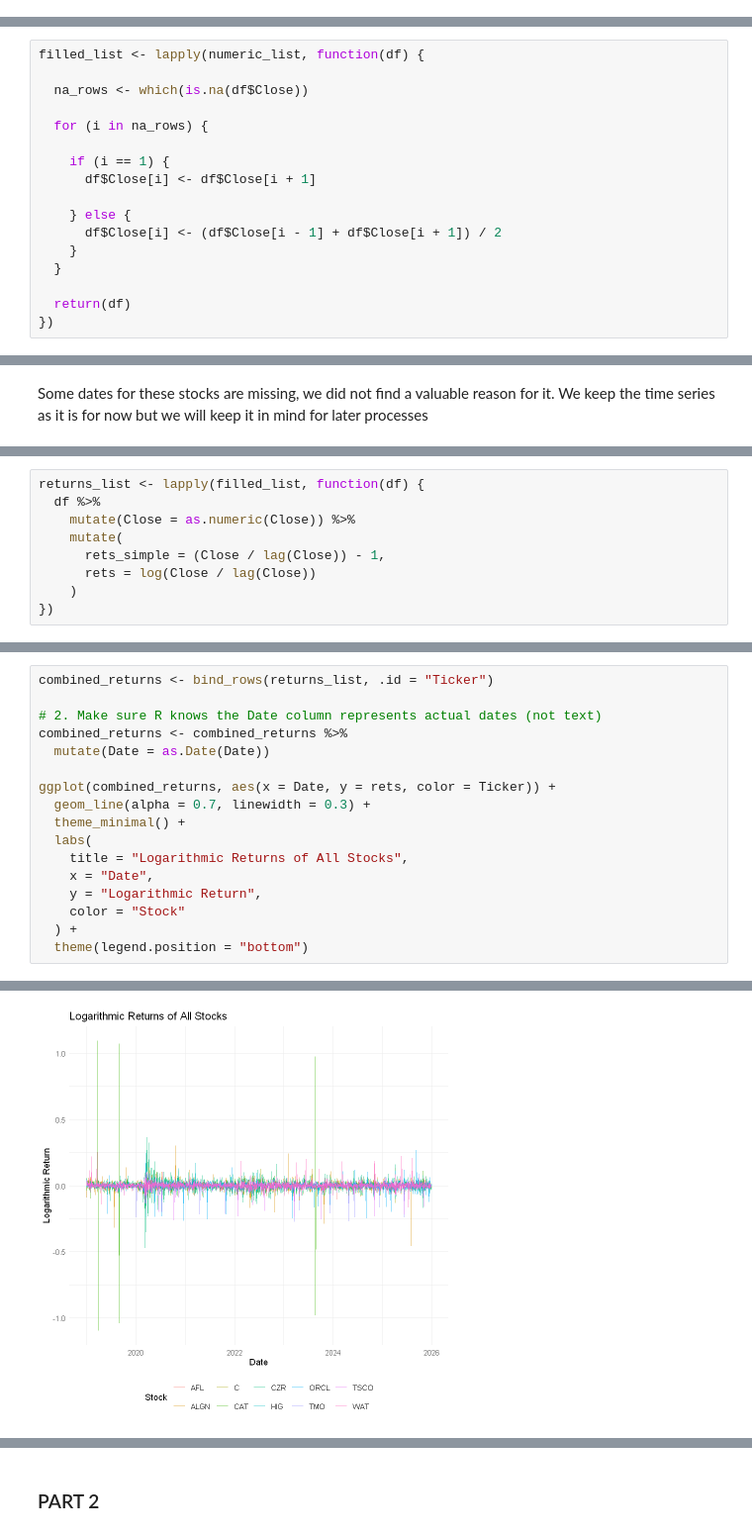
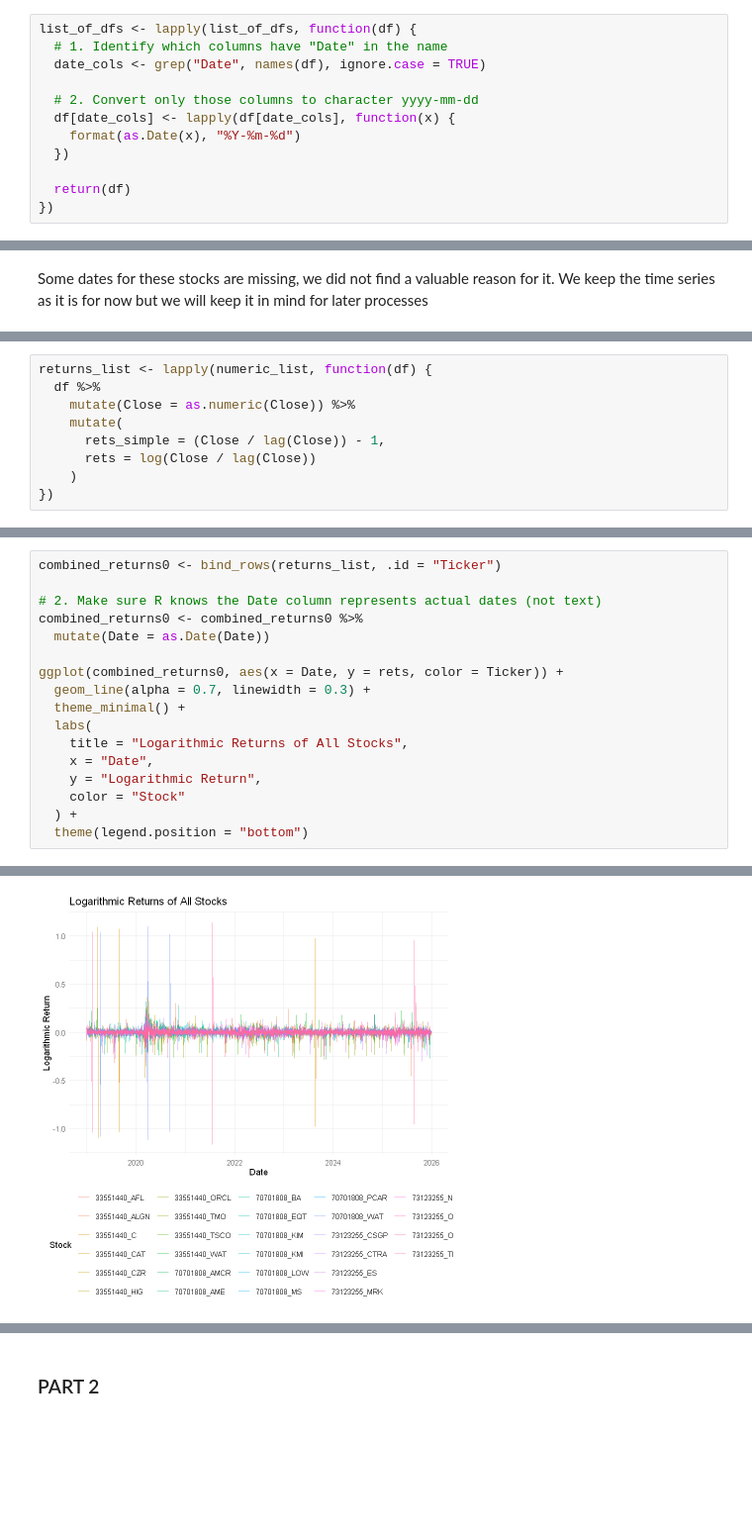
Before and after one commit to ahojdobryden/FiCox, a Jupyter notebook: HW1.ipynb, the cells around one changed output, grey strips where cells are left out. Shown at 99% size. Saved outputs shown, nothing was run; the diff lists cells and outputs as text; blank space fills up the shorter version.

```diff
--- a/HW1.ipynb
+++ b/HW1.ipynb
@@ -139,3 +160,15 @@ We can already suspect missing values in some cases and that the times series be
+# %%
+list_of_dfs <- lapply(list_of_dfs, function(df) {
+  # 1. Identify which columns have "Date" in the name
+  date_cols <- grep("Date", names(df), ignore.case = TRUE)
+
+  # 2. Convert only those columns to character yyyy-mm-dd
+  df[date_cols] <- lapply(df[date_cols], function(x) {
+    format(as.Date(x), "%Y-%m-%d")
+  })
+
+  return(df)
+})
 # %% [markdown]
 ### Task 1
 
@@ -286,17 +314,0 @@ replace NAs with the average of the two surrounding values. Use second row value
-# %%
-filled_list <- lapply(numeric_list, function(df) {
-
-  na_rows <- which(is.na(df$Close))
-
-  for (i in na_rows) {
-
-    if (i == 1) {
-      df$Close[i] <- df$Close[i + 1]
-
-    } else {
-      df$Close[i] <- (df$Close[i - 1] + df$Close[i + 1]) / 2
-    }
-  }
-
-  return(df)
-})
@@ -389,5 +399,5 @@ now we add the returns and log returns
 # %%
-returns_list <- lapply(filled_list, function(df) {
+returns_list <- lapply(numeric_list, function(df) {
   df %>%
     mutate(Close = as.numeric(Close)) %>%
     mutate(
@@ -420,11 +430,11 @@ Plotting the returns and since ggplot2 cannot work with the list of data frames,
 # %%
-combined_returns <- bind_rows(returns_list, .id = "Ticker")
+combined_returns0 <- bind_rows(returns_list, .id = "Ticker")
 
 # 2. Make sure R knows the Date column represents actual dates (not text)
-combined_returns <- combined_returns %>%
+combined_returns0 <- combined_returns0 %>%
   mutate(Date = as.Date(Date))
 
-ggplot(combined_returns, aes(x = Date, y = rets, color = Ticker)) +
+ggplot(combined_returns0, aes(x = Date, y = rets, color = Ticker)) +
   geom_line(alpha = 0.7, linewidth = 0.3) +
   theme_minimal() +
   labs(
@@ -440 +450 @@ Warning message:
-[figure, old version]
+[figure, new version]
```
Also changed, not shown: parts of 40 cells of this notebook.
